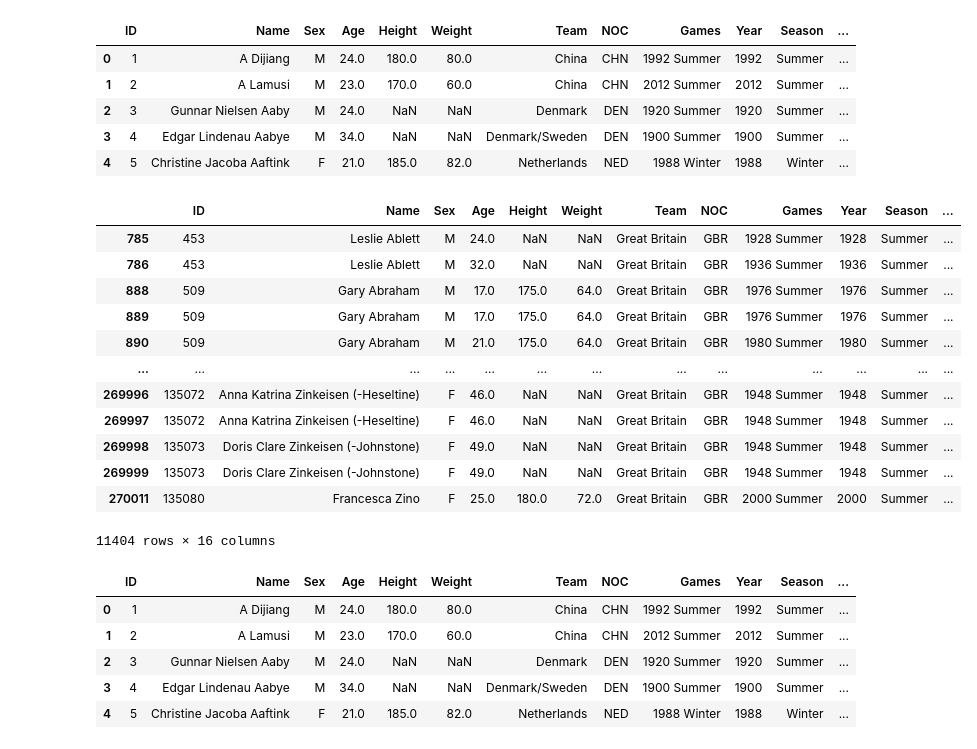
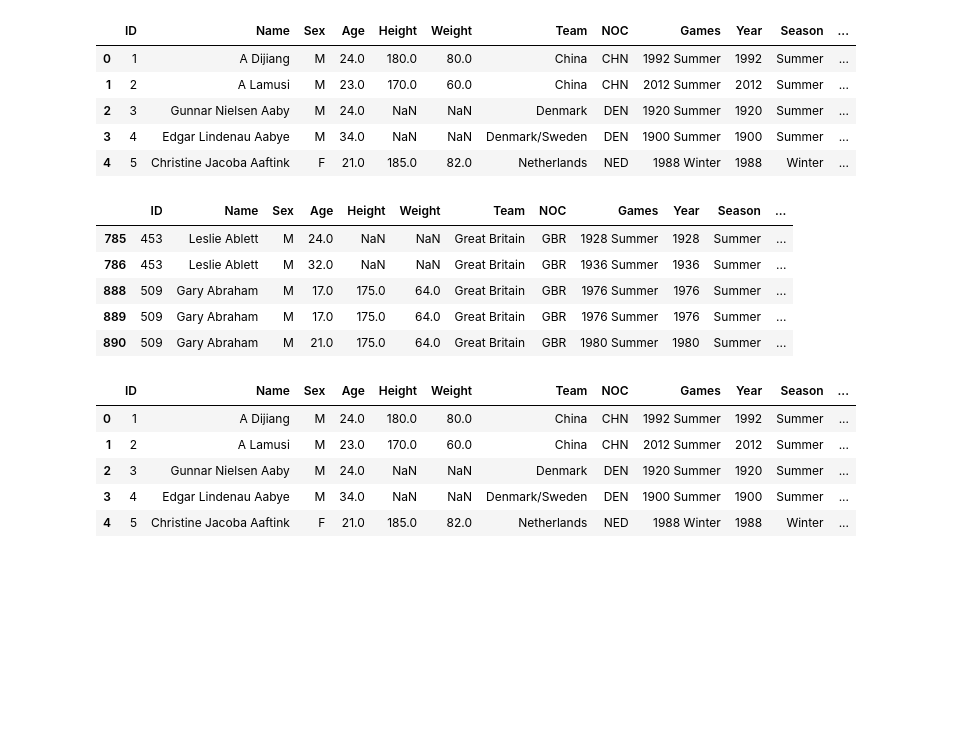
Before and after one commit to Wessnom/Databehandling-Projekt, a Jupyter notebook: uppgift1.ipynb, the cells around one changed output. Cells and saved outputs as stored; diff of their text form; code cells hidden in the pictures; blank space fills up the shorter version.

```diff
--- a/uppgift1.ipynb
+++ b/uppgift1.ipynb
@@ -33,22 +33,15 @@ df_athlete.head()
 # %%
 # country = ['Great Britain']
 
 df_UK = df_athlete[df_athlete['Team'].isin(['Great Britain'])]
-df_UK
+df_UK.head()
 # %% [output]
 |  | ID | Name | Sex | Age | Height | Weight | Team | NOC | Games | Year | Season | ... |
 | 785 | 453 | Leslie Ablett | M | 24.0 | NaN | NaN | Great Britain | GBR | 1928 Summer | 1928 | Summer | ... |
 | 786 | 453 | Leslie Ablett | M | 32.0 | NaN | NaN | Great Britain | GBR | 1936 Summer | 1936 | Summer | ... |
 | 888 | 509 | Gary Abraham | M | 17.0 | 175.0 | 64.0 | Great Britain | GBR | 1976 Summer | 1976 | Summer | ... |
 | 889 | 509 | Gary Abraham | M | 17.0 | 175.0 | 64.0 | Great Britain | GBR | 1976 Summer | 1976 | Summer | ... |
 | 890 | 509 | Gary Abraham | M | 21.0 | 175.0 | 64.0 | Great Britain | GBR | 1980 Summer | 1980 | Summer | ... |
-| ... | ... | ... | ... | ... | ... | ... | ... | ... | ... | ... | ... | ... |
-| 269996 | 135072 | Anna Katrina Zinkeisen (-Heseltine) | F | 46.0 | NaN | NaN | Great Britain | GBR | 1948 Summer | 1948 | Summer | ... |
-| 269997 | 135072 | Anna Katrina Zinkeisen (-Heseltine) | F | 46.0 | NaN | NaN | Great Britain | GBR | 1948 Summer | 1948 | Summer | ... |
-| 269998 | 135073 | Doris Clare Zinkeisen (-Johnstone) | F | 49.0 | NaN | NaN | Great Britain | GBR | 1948 Summer | 1948 | Summer | ... |
-| 269999 | 135073 | Doris Clare Zinkeisen (-Johnstone) | F | 49.0 | NaN | NaN | Great Britain | GBR | 1948 Summer | 1948 | Summer | ... |
-| 270011 | 135080 | Francesca Zino | F | 25.0 | 180.0 | 72.0 | Great Britain | GBR | 2000 Summer | 2000 | Summer | ... |
-11404 rows × 16 columns
 # %%
 import hashlib as hl
 
```
Also changed, not shown: parts of 7 cells of this notebook.
